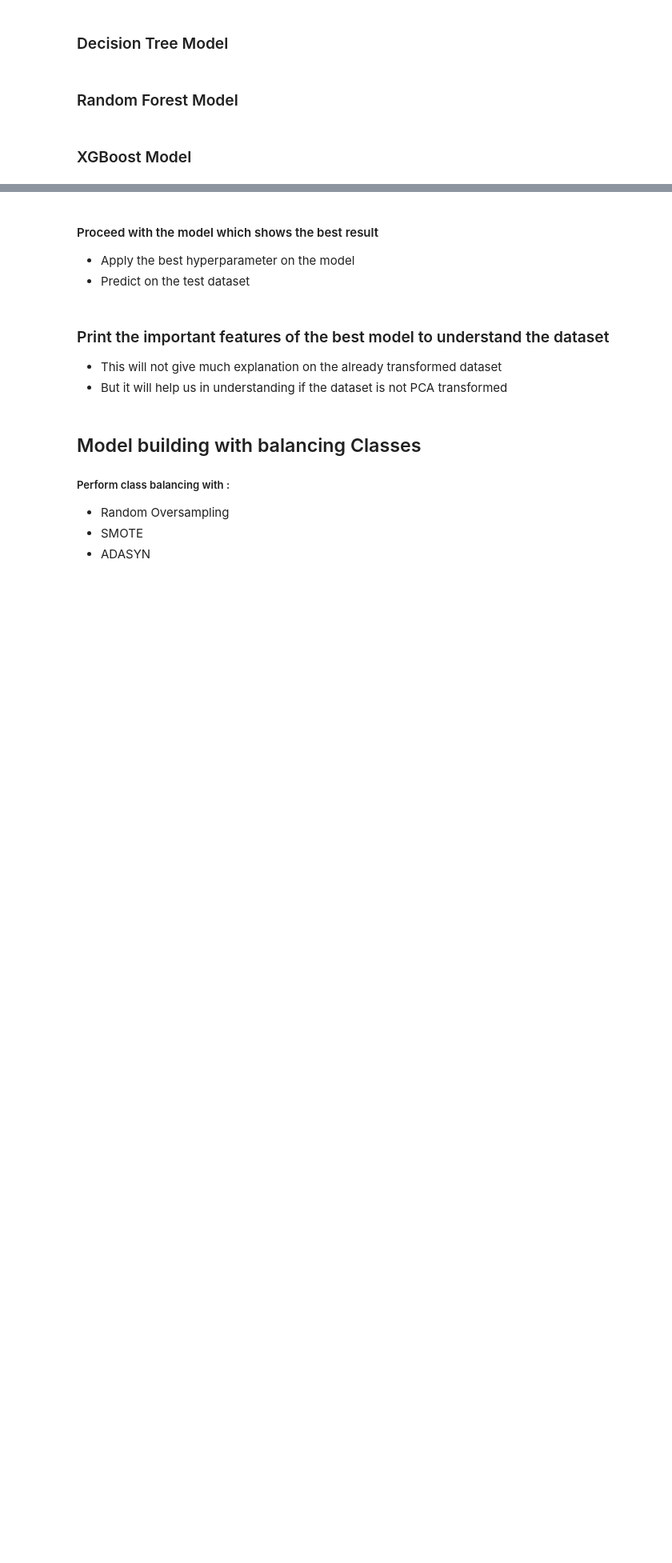
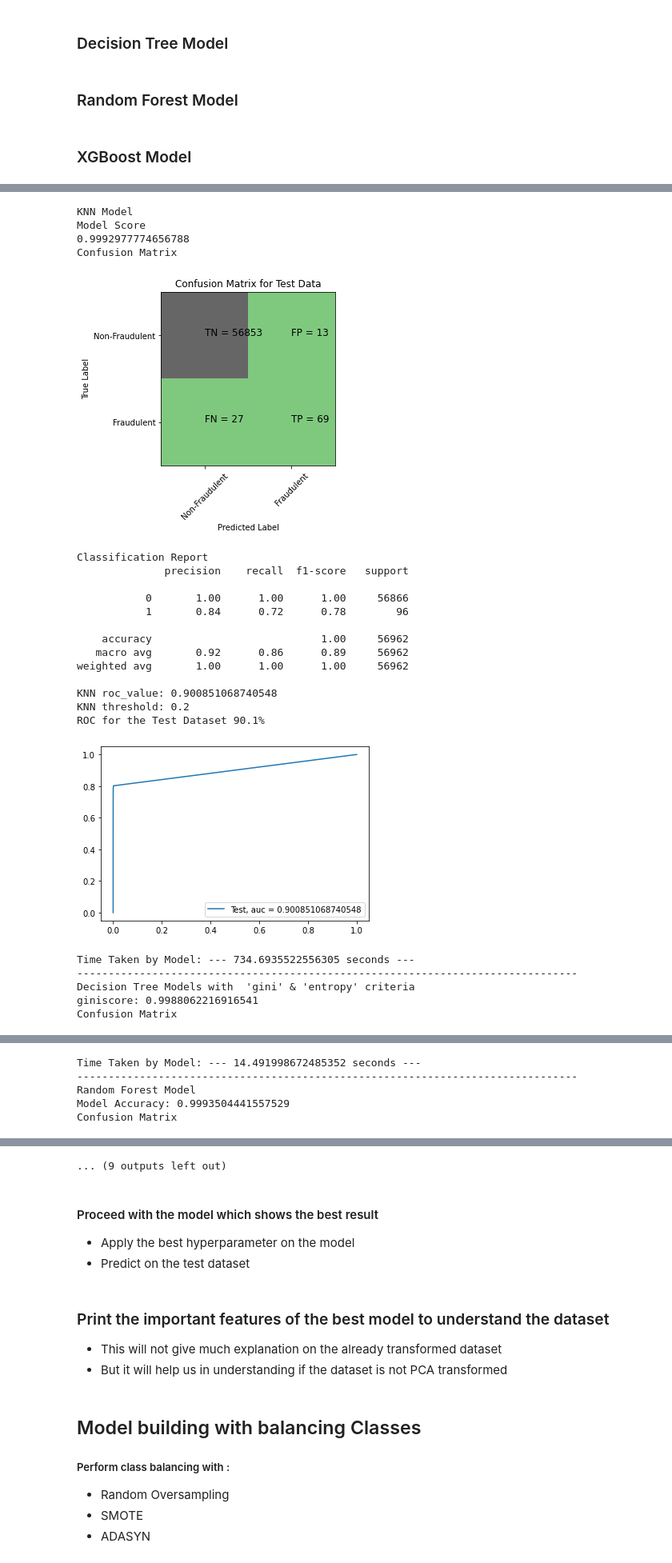
Before and after one commit to RahulAgre/CC_FraudDetection_Capstone, a Jupyter notebook: Credit_card_fraud_detection_CapstoneProject.ipynb, the cells around one changed output, grey strips where cells are left out. Shown at 80% size. Cells and saved outputs as stored; diff of their text form; code cells hidden in the pictures; blank space fills up the shorter version.

Commit message:
Running all models on Power Transformer

```diff
--- a/Credit_card_fraud_detection_CapstoneProject.ipynb
+++ b/Credit_card_fraud_detection_CapstoneProject.ipynb
@@ -731,7 +731,7 @@ def DecisionTree_Model(df_Results, DataImbalance, X_train, y_train, X_test, y_te
         dt.fit(X_train, y_train)
         y_pred = dt.predict(X_test)
         test_score = dt.score(X_test, y_test)
-        tree_pred = dt.predict_proba(X_Test)[:, 1]
+        tree_pred = dt.predict_proba(X_test)[:, 1]
         tree_roc_value = roc_auc_score(y_test, tree_pred)
         scores = test_score
         print(c + "score: {0}".format(test_score))
@@ -845,4 +845,7 @@ def XGBoost_Model(df_Results, DataImbalance, X_train, y_train, X_test, y_test):
     plt.show()
 
     df_Results = df_Results.append(pd.DataFrame({'Data_Imbalance_Handling': DataImbalance, 'Model': "XGBoost",
-                                                 'Accuracy': XGB_test_score, 'ROC_value': XGB}))
+                                                 'Accuracy': XGB_test_score, 'ROC_value': XGB_roc_value, 'Threshold': threshold},
+                                               index=[0]), ignore_index=True)
+
+    return df_Results
@@ -848,0 +856,59 @@ def XGBoost_Model(df_Results, DataImbalance, X_train, y_train, X_test, y_test):
+# %%
+#Run KNN Model
+print("KNN Model")
+start_time = time.time()
+df_Results = KNN_Models(df_Results,"Power Transformer",X_train_pt_df,y_train, X_test_pt_df, y_test)
+print("Time Taken by Model: --- %s seconds ---" % (time.time() - start_time))
+print('-'*80 )
+
+#Run Decision Tree Models with  'gini' & 'entropy' criteria
+print("Decision Tree Models with  'gini' & 'entropy' criteria")
+start_time = time.time()
+df_Results = DecisionTree_Model(df_Results,"Power Transformer",X_train_pt_df,y_train, X_test_pt_df, y_test)
+print("Time Taken by Model: --- %s seconds ---" % (time.time() - start_time))
+print('-'*80 )
+
+#Run Random Forest Model
+print("Random Forest Model")
+start_time = time.time()
+df_Results = RandomForest_Model(df_Results,"Power Transformer",X_train_pt_df,y_train, X_test_pt_df, y_test)
+print("Time Taken by Model: --- %s seconds ---" % (time.time() - start_time))
+print('-'*80 )
+
+#Run XGBoost Model
+print("XGBoost Model")
+start_time = time.time()
+df_Results = XGBoost_Model(df_Results,"Power Transformer",X_train_pt_df,y_train, X_test_pt_df, y_test)
+print("Time Taken by Model: --- %s seconds ---" % (time.time() - start_time))
+print('-'*80 )
+
+#Run SVM Model with Sigmoid Kernel
+print("SVM Model with Sigmoid Kernel")
+start_time = time.time()
+df_Results = SVM_Model(df_Results,"Power Transformer",X_train_pt_df,y_train, X_test_pt_df, y_test)
+print("Time Taken by Model: --- %s seconds ---" % (time.time() - start_time))
+# %% [output]
+KNN Model
+Model Score
+0.9992977774656788
+Confusion Matrix
+[figure, added]
+Classification Report
+              precision    recall  f1-score   support
+
+           0       1.00      1.00      1.00     56866
+           1       0.84      0.72      0.78        96
+
+    accuracy                           1.00     56962
+   macro avg       0.92      0.86      0.89     56962
+weighted avg       1.00      1.00      1.00     56962
+
+KNN roc_value: 0.900851068740548
+KNN threshold: 0.2
+ROC for the Test Dataset 90.1%
+[figure, added]
+Time Taken by Model: --- 734.6935522556305 seconds ---
+--------------------------------------------------------------------------------
+Decision Tree Models with  'gini' & 'entropy' criteria
+giniscore: 0.9988062216916541
+Confusion Matrix
@@ -848,0 +930,5 @@ def XGBoost_Model(df_Results, DataImbalance, X_train, y_train, X_test, y_test):
+Time Taken by Model: --- 14.491998672485352 seconds ---
+--------------------------------------------------------------------------------
+Random Forest Model
+Model Accuracy: 0.9993504441557529
+Confusion Matrix
@@ -849,3 +950,4 @@ def XGBoost_Model(df_Results, DataImbalance, X_train, y_train, X_test, y_test):
+... (9 outputs left out)
 # %% [markdown]
 #### Proceed with the model which shows the best result
 - Apply the best hyperparameter on the model
```
Also changed, not shown: parts of 8 cells of this notebook.
